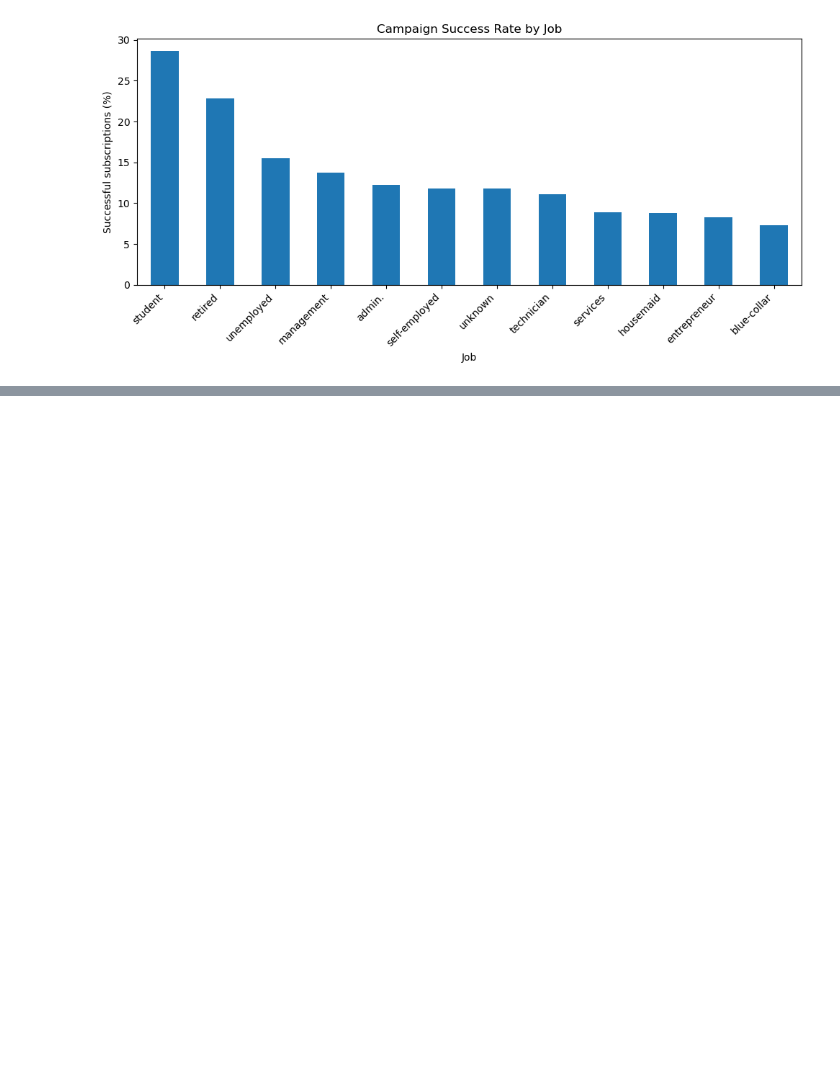
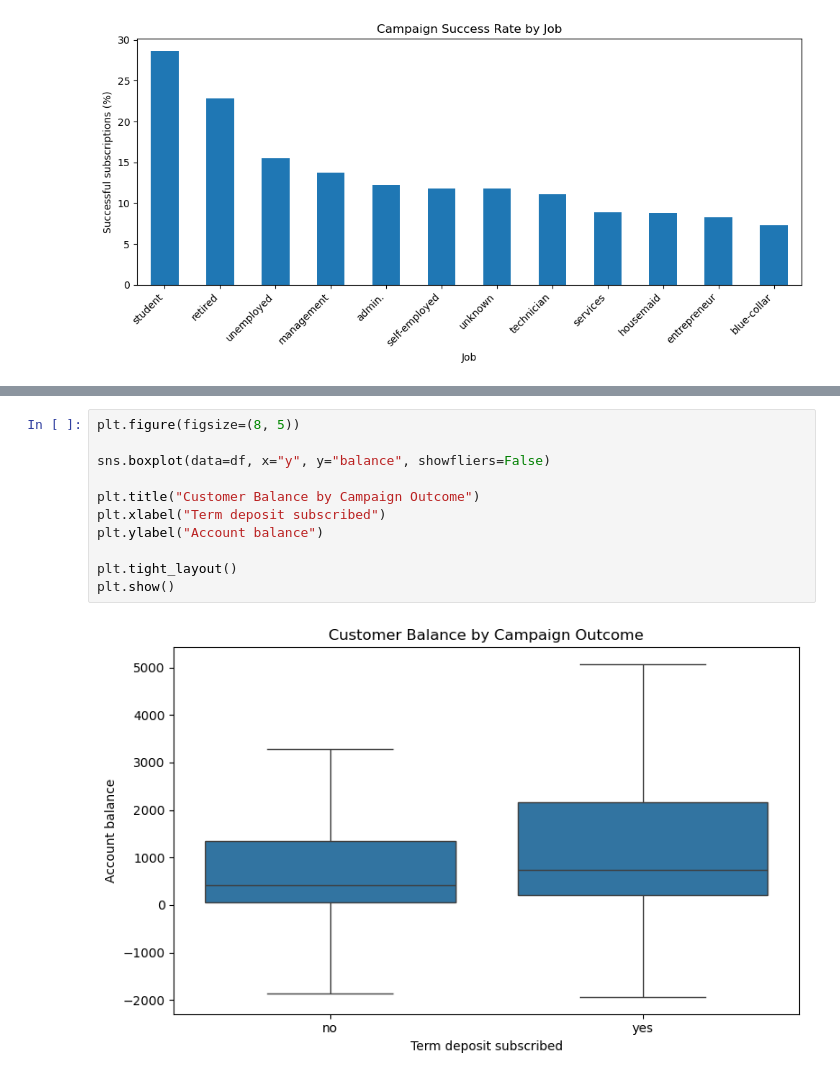
Before and after one commit to 2026617-ops/HDipData_STATS_CA1, a Jupyter notebook: Stats- HDip DBA Sept-26_2026617_CA-1.ipynb, the cells around one changed output, grey strips where cells are left out. Saved outputs shown, nothing was run; the diff lists cells and outputs as text; blank space fills up the shorter version.

```diff
--- a/Stats- HDip DBA Sept-26_2026617_CA-1.ipynb
+++ b/Stats- HDip DBA Sept-26_2026617_CA-1.ipynb
@@ -278,0 +295,13 @@ plt.show()
+# %%
+plt.figure(figsize=(8, 5))
+
+sns.boxplot(data=df, x="y", y="balance", showfliers=False)
+
+plt.title("Customer Balance by Campaign Outcome")
+plt.xlabel("Term deposit subscribed")
+plt.ylabel("Account balance")
+
+plt.tight_layout()
+plt.show()
+# %% [output]
+[figure, added]
```
Also changed, not shown: parts of 3 cells of this notebook.
